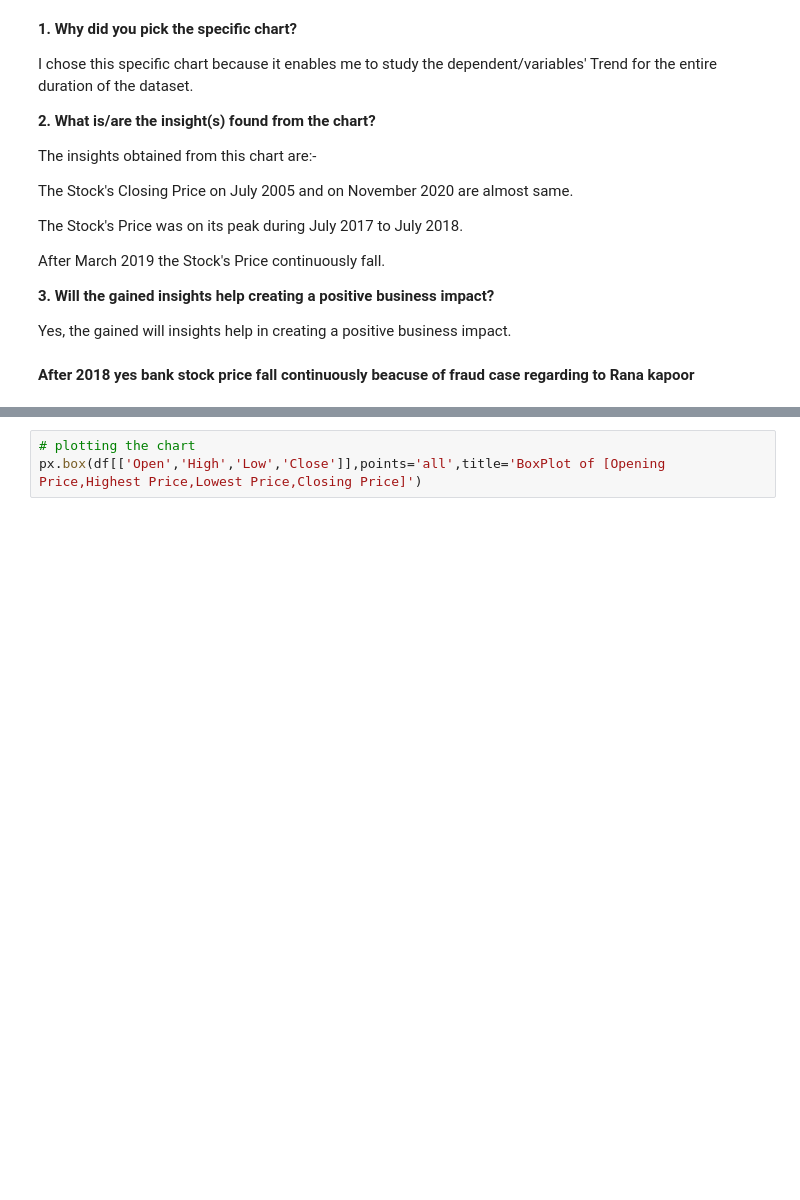
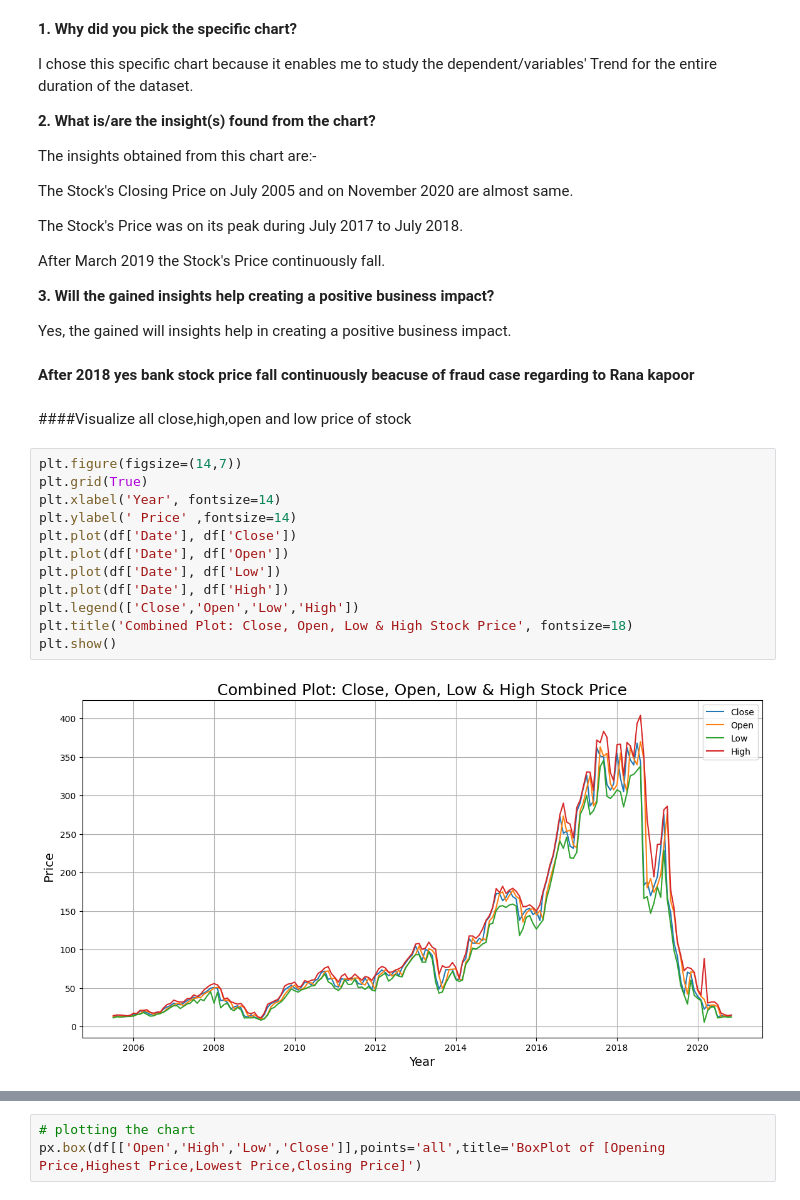
Before and after one commit to shaad4224/yes_Bank_Stock_Closing_Price_Prediction, a Jupyter notebook: yes_Bank_Stock_Closing_Price_Prediction.ipynb, the cells around one changed output, grey strips where cells are left out. Drawn from its saved outputs; the diff is of its cells as text; blank space fills up the shorter version.

Commit message:
added some visualization

```diff
--- a/yes_Bank_Stock_Closing_Price_Prediction.ipynb
+++ b/yes_Bank_Stock_Closing_Price_Prediction.ipynb
@@ -361,3 +361,19 @@ After March 2019 the Stock's Price continuously fall.
 Yes, the gained will insights help in creating a positive business impact.
 # %% [markdown]
 **After 2018 yes bank stock price fall continuously beacuse of fraud case regarding to Rana kapoor**
+# %% [markdown]
+####Visualize all close,high,open and low price of stock
+# %%
+plt.figure(figsize=(14,7))
+plt.grid(True)
+plt.xlabel('Year', fontsize=14)
+plt.ylabel(' Price' ,fontsize=14)
+plt.plot(df['Date'], df['Close'])
+plt.plot(df['Date'], df['Open'])
+plt.plot(df['Date'], df['Low'])
+plt.plot(df['Date'], df['High'])
+plt.legend(['Close','Open','Low','High'])
+plt.title('Combined Plot: Close, Open, Low & High Stock Price', fontsize=18)
+plt.show()
+# %% [output]
+[figure, added]
```
Also changed, not shown: parts of 12 cells of this notebook.
